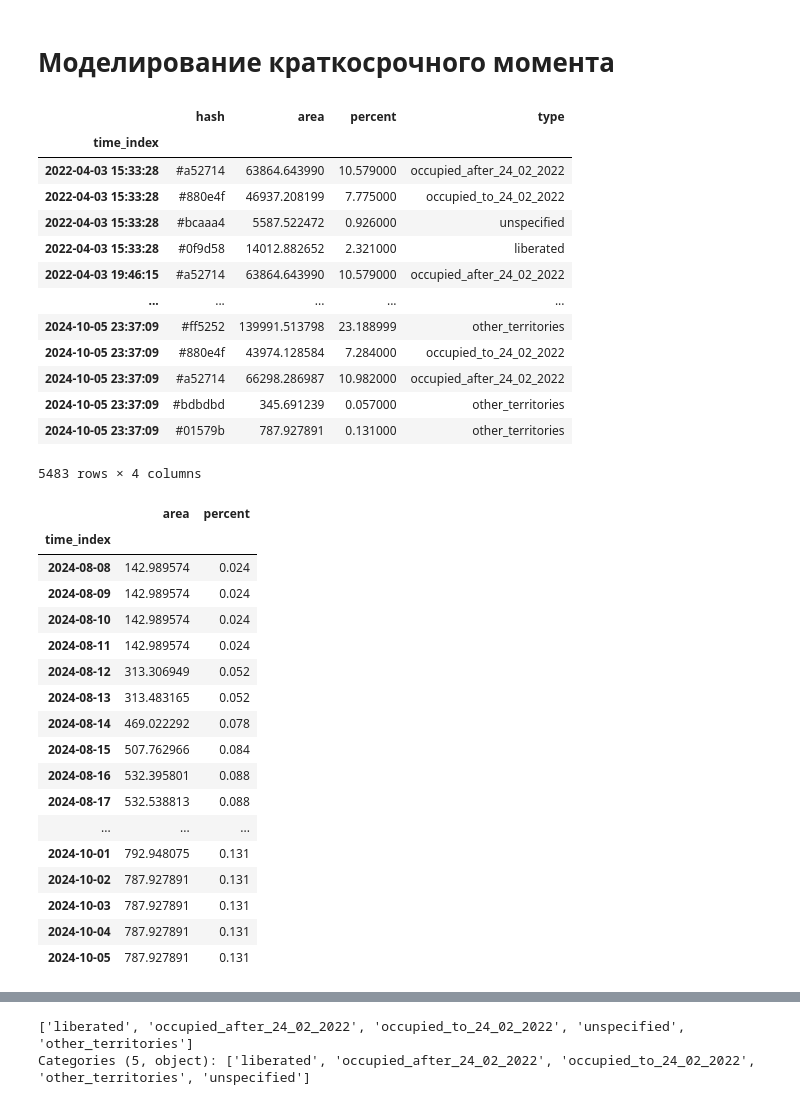
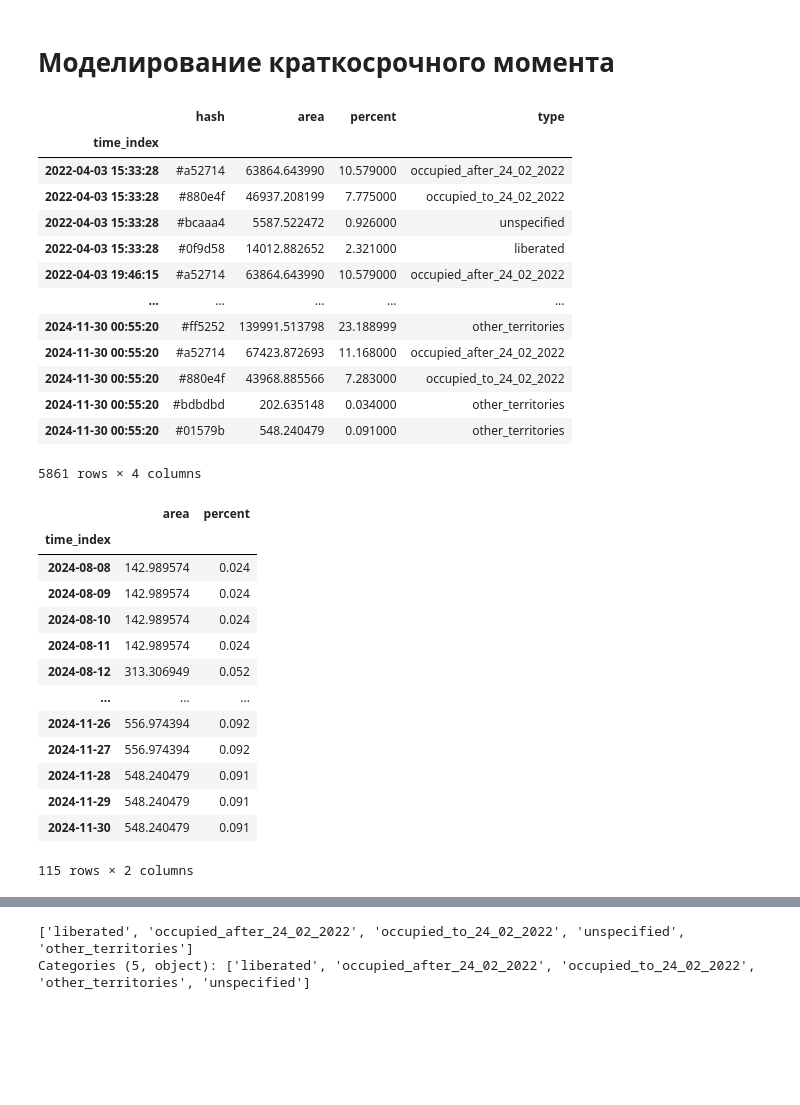
Before and after one commit to HexQuant/rua, a Jupyter notebook: area.ipynb, the cells around one changed output, grey strips where cells are left out. Drawn from its saved outputs; the diff is of its cells as text; code cells hidden in the pictures; blank space fills up the shorter version.

```diff
--- a/area.ipynb
+++ b/area.ipynb
@@ -48,8 +48,7 @@ with tqdm(total=t) as pbar:
         timestamp = i["id"]
         time_index = datetime.datetime.fromtimestamp(timestamp)
         pbar.set_description(str(time_index.date()), refresh=True)
-        area = requests.get(
-            f"https://deepstatemap.live/api/history/{timestamp}/areas")
+        area = requests.get(f"https://deepstatemap.live/api/history/{timestamp}/areas")
         js_df = pd.json_normalize(area.json()).assign(time_index=time_index)
         df = pd.concat([df, js_df], ignore_index=True)
         pbar.update(1)
@@ -111,12 +110,12 @@ df
 | 2022-04-03 15:33:28 | #0f9d58 | 14012.882652 | 2.321000 | liberated |
 | 2022-04-03 19:46:15 | #a52714 | 63864.643990 | 10.579000 | occupied_after_24_02_2022 |
 | ... | ... | ... | ... | ... |
-| 2024-10-05 23:37:09 | #ff5252 | 139991.513798 | 23.188999 | other_territories |
-| 2024-10-05 23:37:09 | #880e4f | 43974.128584 | 7.284000 | occupied_to_24_02_2022 |
-| 2024-10-05 23:37:09 | #a52714 | 66298.286987 | 10.982000 | occupied_after_24_02_2022 |
-| 2024-10-05 23:37:09 | #bdbdbd | 345.691239 | 0.057000 | other_territories |
-| 2024-10-05 23:37:09 | #01579b | 787.927891 | 0.131000 | other_territories |
+| 2024-11-30 00:55:20 | #ff5252 | 139991.513798 | 23.188999 | other_territories |
+| 2024-11-30 00:55:20 | #a52714 | 67423.872693 | 11.168000 | occupied_after_24_02_2022 |
+| 2024-11-30 00:55:20 | #880e4f | 43968.885566 | 7.283000 | occupied_to_24_02_2022 |
+| 2024-11-30 00:55:20 | #bdbdbd | 202.635148 | 0.034000 | other_territories |
+| 2024-11-30 00:55:20 | #01579b | 548.240479 | 0.091000 | other_territories |
-5483 rows × 4 columns
+5861 rows × 4 columns
 # %%
 area_dinamic = (
     df.dropna()
@@ -128,34 +127,27 @@ area_dinamic = (
 last_date = df.index.max().strftime("%Y-%m-%d %X")
 # %%
 occupied_by_ua = (
-    df[
-        (df["type"] == "other_territories") &
-        (df['hash'] == '#01579b')
-    ]
+    df[(df["type"] == "other_territories") & (df["hash"] == "#01579b")]
     .groupby(pd.Grouper(freq="D"))[["area", "percent"]]
     .mean()
     .fillna(0)
 )
 occupied_by_ua
 # %% [output]
 |  | area | percent |
 | time_index |  |  |
 | 2024-08-08 | 142.989574 | 0.024 |
 | 2024-08-09 | 142.989574 | 0.024 |
 | 2024-08-10 | 142.989574 | 0.024 |
 | 2024-08-11 | 142.989574 | 0.024 |
 | 2024-08-12 | 313.306949 | 0.052 |
-| 2024-08-13 | 313.483165 | 0.052 |
-| 2024-08-14 | 469.022292 | 0.078 |
-| 2024-08-15 | 507.762966 | 0.084 |
-| 2024-08-16 | 532.395801 | 0.088 |
-| 2024-08-17 | 532.538813 | 0.088 |
 | ... | ... | ... |
-| 2024-10-01 | 792.948075 | 0.131 |
-| 2024-10-02 | 787.927891 | 0.131 |
-| 2024-10-03 | 787.927891 | 0.131 |
-| 2024-10-04 | 787.927891 | 0.131 |
-| 2024-10-05 | 787.927891 | 0.131 |
+| 2024-11-26 | 556.974394 | 0.092 |
+| 2024-11-27 | 556.974394 | 0.092 |
+| 2024-11-28 | 548.240479 | 0.091 |
+| 2024-11-29 | 548.240479 | 0.091 |
+| 2024-11-30 | 548.240479 | 0.091 |
+115 rows × 2 columns
 # %%
 area_dinamic.dropna(inplace=True)
 area_dinamic["type"]
```
Also changed, not shown: parts of 15 cells of this notebook, 2 other files.
